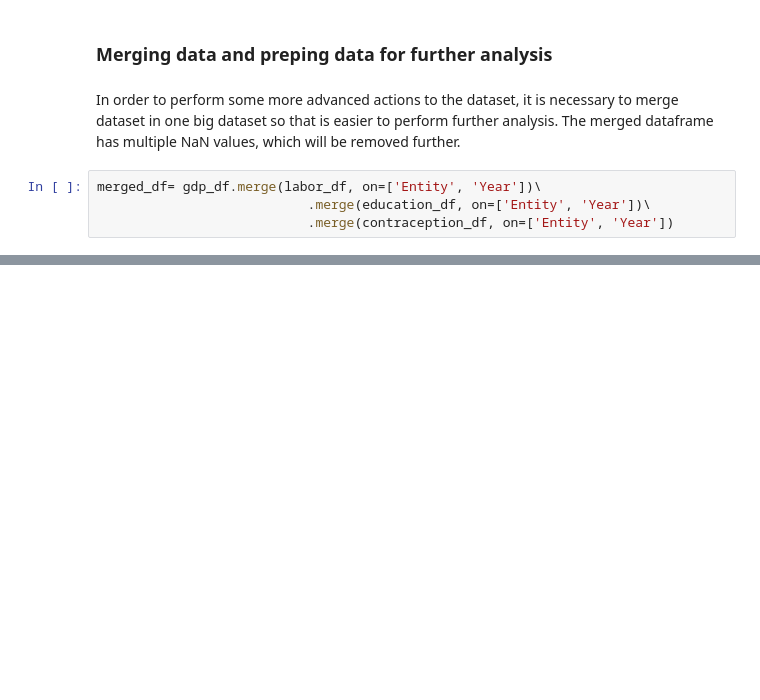
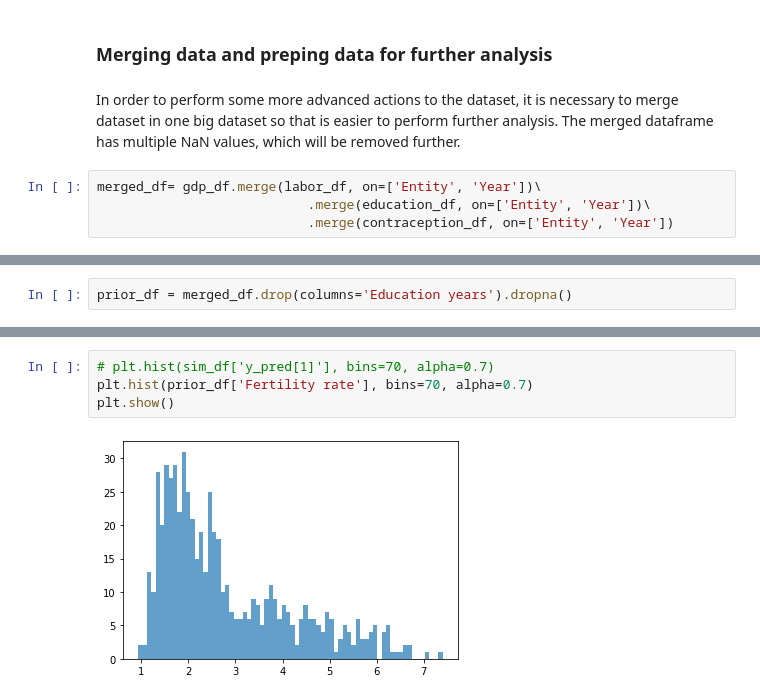
Before and after one commit to michalsciubisz/fertility_rate_project, a Jupyter notebook: fertility_rate.ipynb, the cells around one changed output, grey strips where cells are left out. Drawn from its saved outputs; the diff is of its cells as text; blank space fills up the shorter version.

```diff
--- a/fertility_rate.ipynb
+++ b/fertility_rate.ipynb
@@ -125,0 +181,2 @@ merged_df= gdp_df.merge(labor_df, on=['Entity', 'Year'])\
+# %%
+prior_df = merged_df.drop(columns='Education years').dropna()
@@ -125,0 +246,6 @@ merged_df= gdp_df.merge(labor_df, on=['Entity', 'Year'])\
+# %%
+# plt.hist(sim_df['y_pred[1]'], bins=70, alpha=0.7)
+plt.hist(prior_df['Fertility rate'], bins=70, alpha=0.7)
+plt.show()
+# %% [output]
+[figure, added]
```
Also changed, not shown: parts of 21 cells of this notebook, 3 other files.
